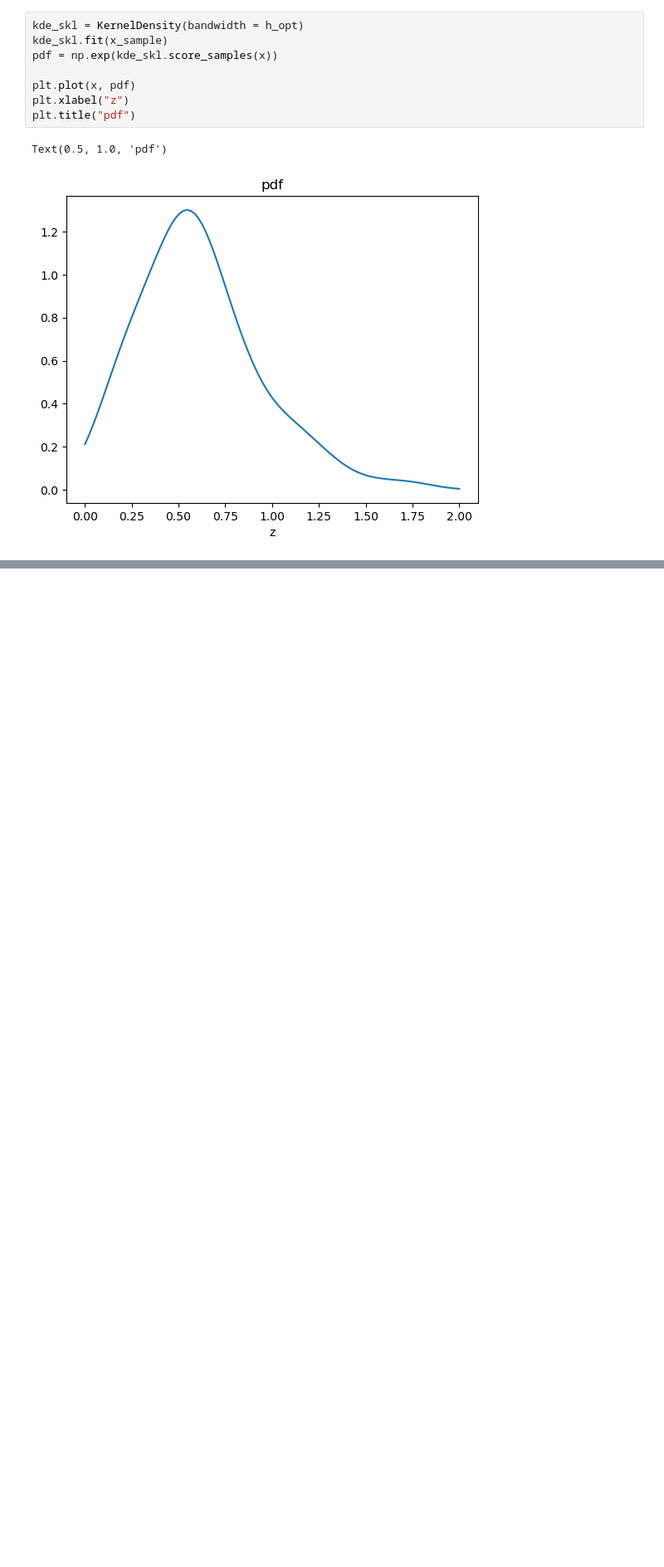
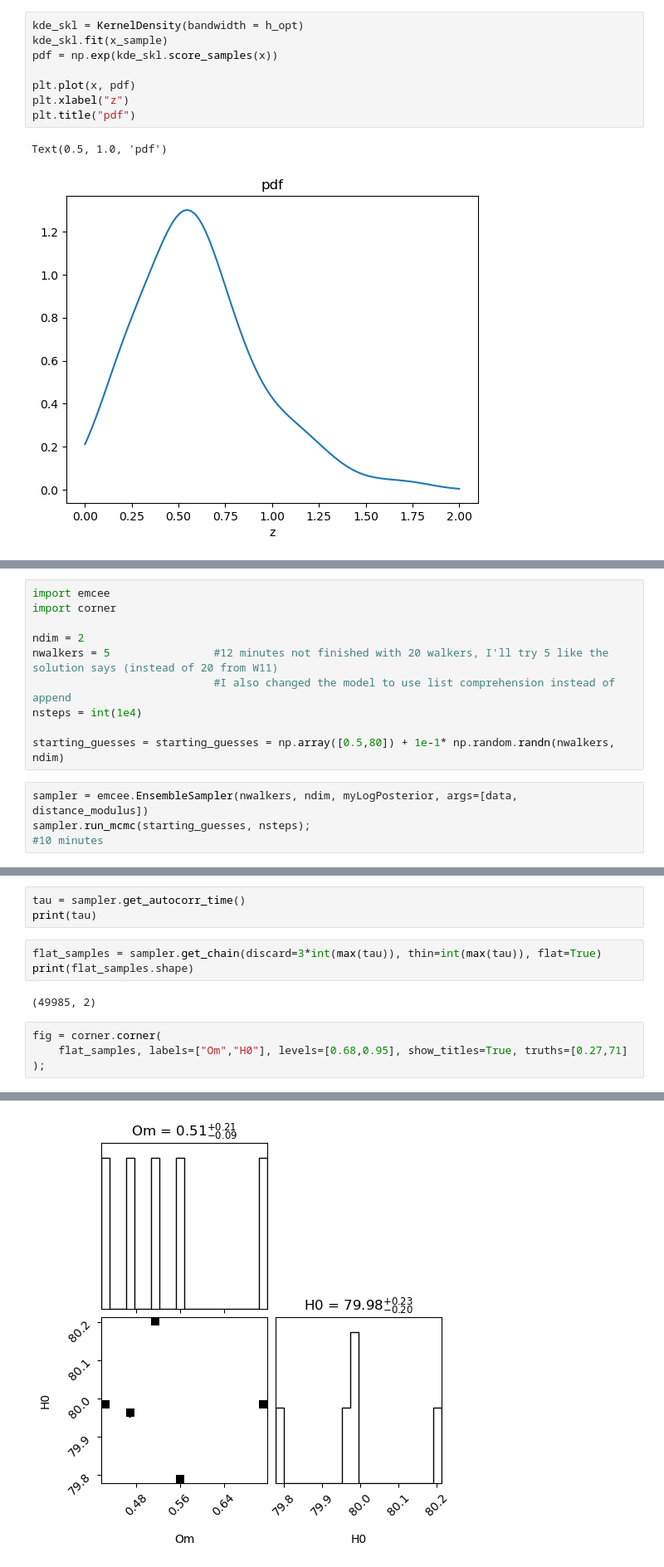
Before and after one commit to Diego-Albano/astrostatistics_bicocca_2025, a Jupyter notebook: working/W18.ipynb, the cells around one changed output, grey strips where cells are left out. Shown at 83% size. Saved outputs shown, nothing was run; the diff lists cells and outputs as text; blank space fills up the shorter version.

```diff
--- a/working/W18.ipynb
+++ b/working/W18.ipynb
@@ -85,0 +131,14 @@ No artists with labels found to put in legend.  Note that artists whose label st
+# %%
+import emcee
+import corner
+
+ndim = 2
+nwalkers = 5                #12 minutes not finished with 20 walkers, I'll try 5 like the solution says (instead of 20 from W11)
+                            #I also changed the model to use list comprehension instead of append
+nsteps = int(1e4)
+
+starting_guesses = starting_guesses = np.array([0.5,80]) + 1e-1* np.random.randn(nwalkers, ndim)
+# %%
+sampler = emcee.EnsembleSampler(nwalkers, ndim, myLogPosterior, args=[data, distance_modulus])
+sampler.run_mcmc(starting_guesses, nsteps);
+#10 minutes
@@ -85,0 +189,13 @@ No artists with labels found to put in legend.  Note that artists whose label st
+# %%
+tau = sampler.get_autocorr_time()
+print(tau)
+# %%
+flat_samples = sampler.get_chain(discard=3*int(max(tau)), thin=int(max(tau)), flat=True)
+print(flat_samples.shape)
+# %% [output]
+(49985, 2)
+# %%
+fig = corner.corner(
+    flat_samples, labels=["Om","H0"], levels=[0.68,0.95], show_titles=True, truths=[0.27,71]
+);
+# %% [output]
@@ -85,0 +203 @@ No artists with labels found to put in legend.  Note that artists whose label st
+[figure, added]
```
Also changed, not shown: parts of 8 cells of this notebook, 2 other files.
